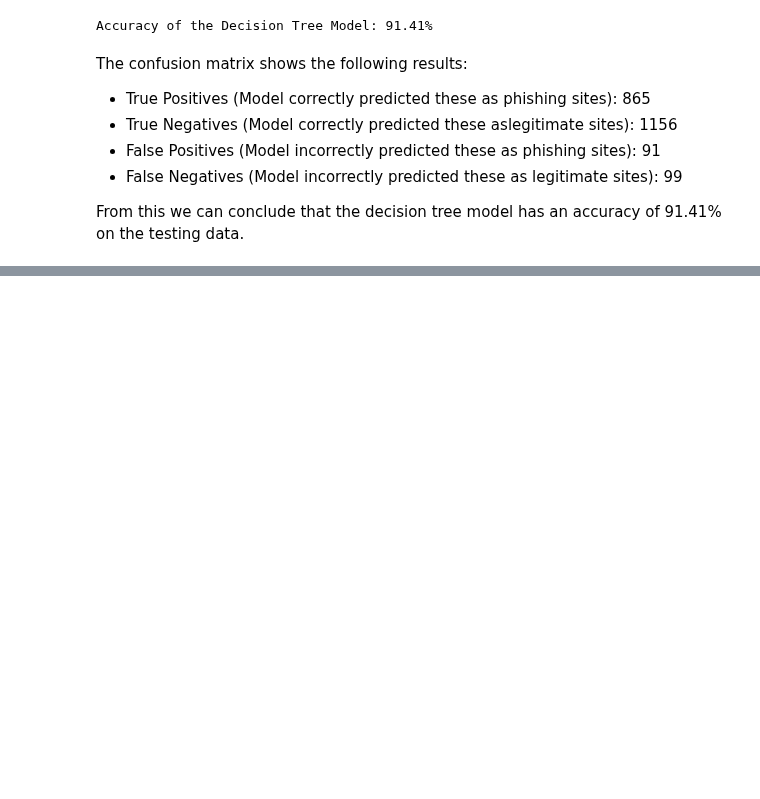
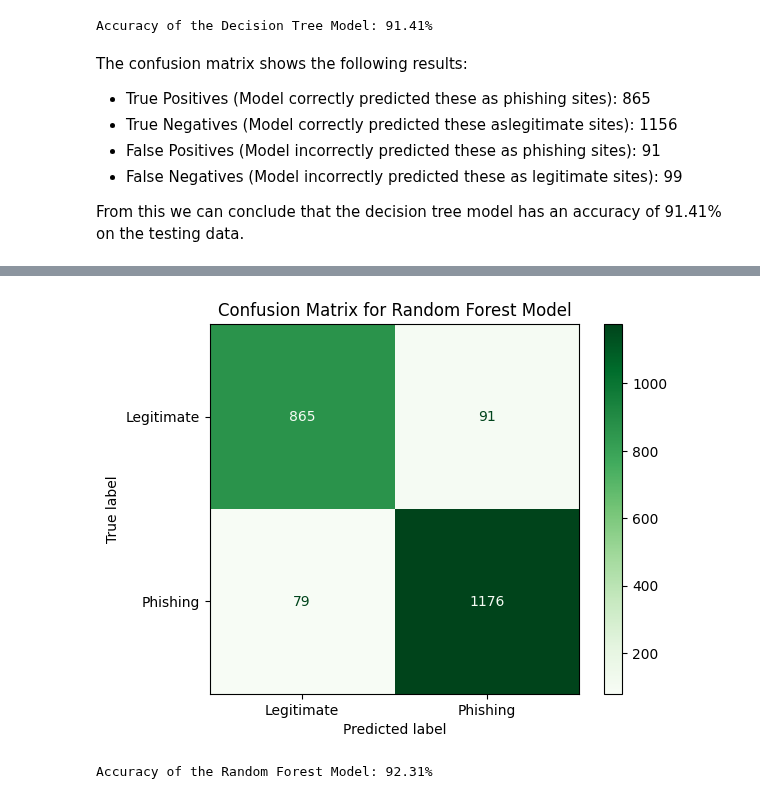
Before and after one commit to Group-6-Software-Development/Data-Handling-and-Machine-Learning, a Jupyter notebook: home_assignments/Task_3-Decision-trees-and-random-forests.ipynb, the cells around one changed output, grey strips where cells are left out. Drawn from its saved outputs; the diff is of its cells as text; code cells hidden in the pictures; blank space fills up the shorter version.

```diff
--- a/home_assignments/Task_3-Decision-trees-and-random-forests.ipynb
+++ b/home_assignments/Task_3-Decision-trees-and-random-forests.ipynb
@@ -231,0 +283,20 @@ From the decision tree visualization, we can see that
+# %%
+# Predict the target values
+rf_targets_pred = rf_model.predict(features_test)
+
+# Plot the confusion matrix
+rf_cmd = ConfusionMatrixDisplay(confusion_matrix(targets_test, rf_targets_pred), display_labels=["Legitimate", "Phishing"])
+
+# Set the color of the plot to Greens
+rf_cmd.plot(cmap="Greens")
+
+# Set the title of the plot and show it
+plt.title("Confusion Matrix for Random Forest Model")
+plt.show()
+
+# Calculate the accuracy of the model
+rf_accuracy = rf_model.score(features_test, targets_test)
+print(f"Accuracy of the Random Forest Model: {rf_accuracy * 100:.2f}%")
+# %% [output]
+[figure, added]
+Accuracy of the Random Forest Model: 92.31%
```
Also changed, not shown: parts of 10 cells of this notebook.
